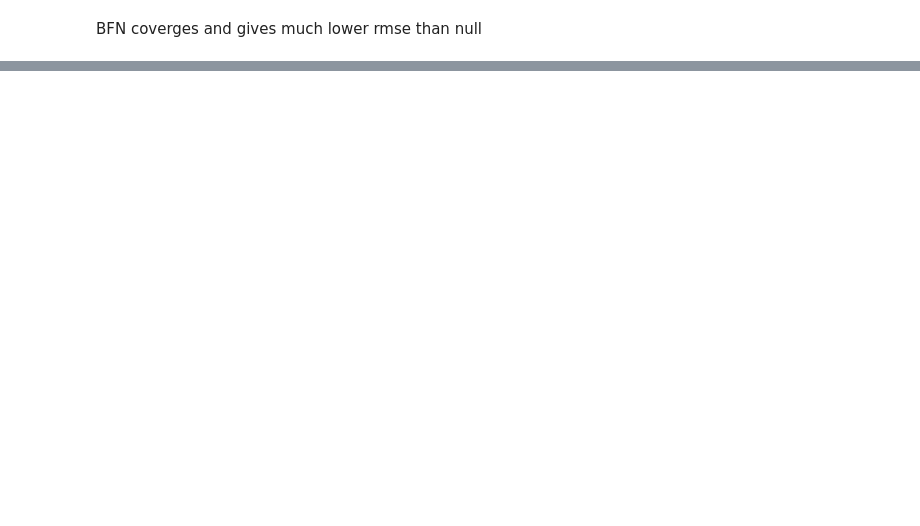
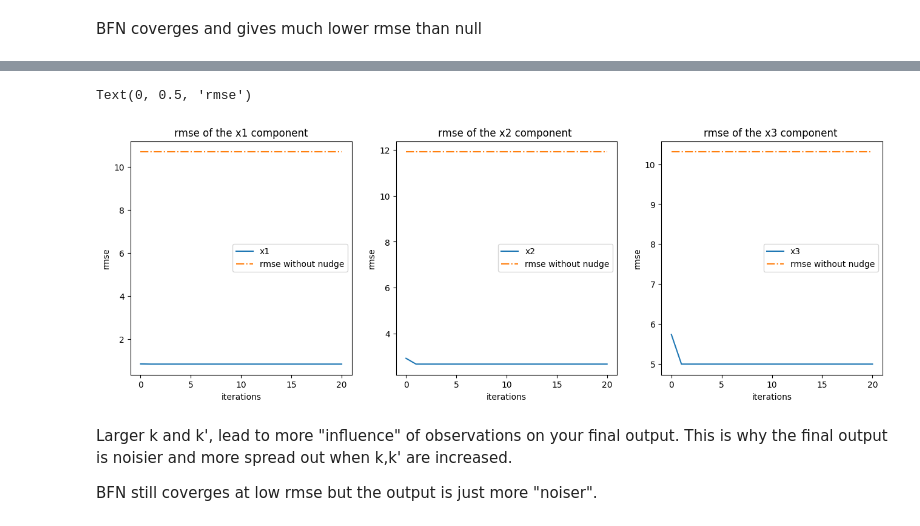
Before and after one commit to mogeraditya/Data-Assimilation-Course-Repo, a Jupyter notebook: PAPER_REPORT/bfn_on_lorentz.ipynb, the cells around one changed output, grey strips where cells are left out. Cells and saved outputs as stored; diff of their text form; code cells hidden in the pictures; blank space fills up the shorter version.

```diff
--- a/PAPER_REPORT/bfn_on_lorentz.ipynb
+++ b/PAPER_REPORT/bfn_on_lorentz.ipynb
@@ -303,0 +312,9 @@ BFN coverges and gives much lower rmse than null
+# %%
+# setting R_inv to identity, explained later
+R_inv= np.eye(3)#np.linalg.inv(cov_obs)
+
+K, K_back= 500,500
+
+store_for, store_back=  back_forth_nudge(pars, t, K, K_back, H, y_obs, 20)
+# %%
+x_nonudge= generate_true(y_obs[0], t, pars)
@@ -303,0 +364,35 @@ BFN coverges and gives much lower rmse than null
+# %%
+rmse_iter= np.array([given_true_traj_rmse(traj[:], xtrue[:]) for traj in store_for])
+rmse_no_nudge= np.array([given_true_traj_rmse(x_nonudge[:], xtrue[:])] * len(rmse_iter))
+
+plt.figure(figsize=(16,5))
+plt.subplot(1,3,1)
+plt.plot(rmse_iter[:,0], label="x1")
+plt.plot(rmse_no_nudge[:,0], "-.",label="rmse without nudge")
+plt.legend()
+plt.title("rmse of the x1 component")
+plt.xlabel("iterations")
+plt.ylabel("rmse")
+# plt.show()
+plt.subplot(1,3,2)
+plt.plot(rmse_iter[:,1], label="x2")
+plt.plot(rmse_no_nudge[:,1], "-.",label="rmse without nudge")
+plt.legend()
+plt.title("rmse of the x2 component ")
+plt.xlabel("iterations")
+plt.ylabel("rmse")
+
+plt.subplot(1,3,3)
+plt.plot(rmse_iter[:,2], label="x3")
+plt.plot(rmse_no_nudge[:,2], "-.",label="rmse without nudge")
+plt.legend()
+plt.title("rmse of the x3 component ")
+plt.xlabel("iterations")
+plt.ylabel("rmse")
+# %% [output]
+Text(0, 0.5, 'rmse')
+[figure, added]
+# %% [markdown]
+Larger k and k', lead to more "influence" of observations on your final output. This is why the final output is noisier and more spread out when k,k' are increased.
+
+BFN still coverges at low rmse but the output is just more "noiser".
```
Also changed, not shown: parts of 6 cells of this notebook, 1 other file.
